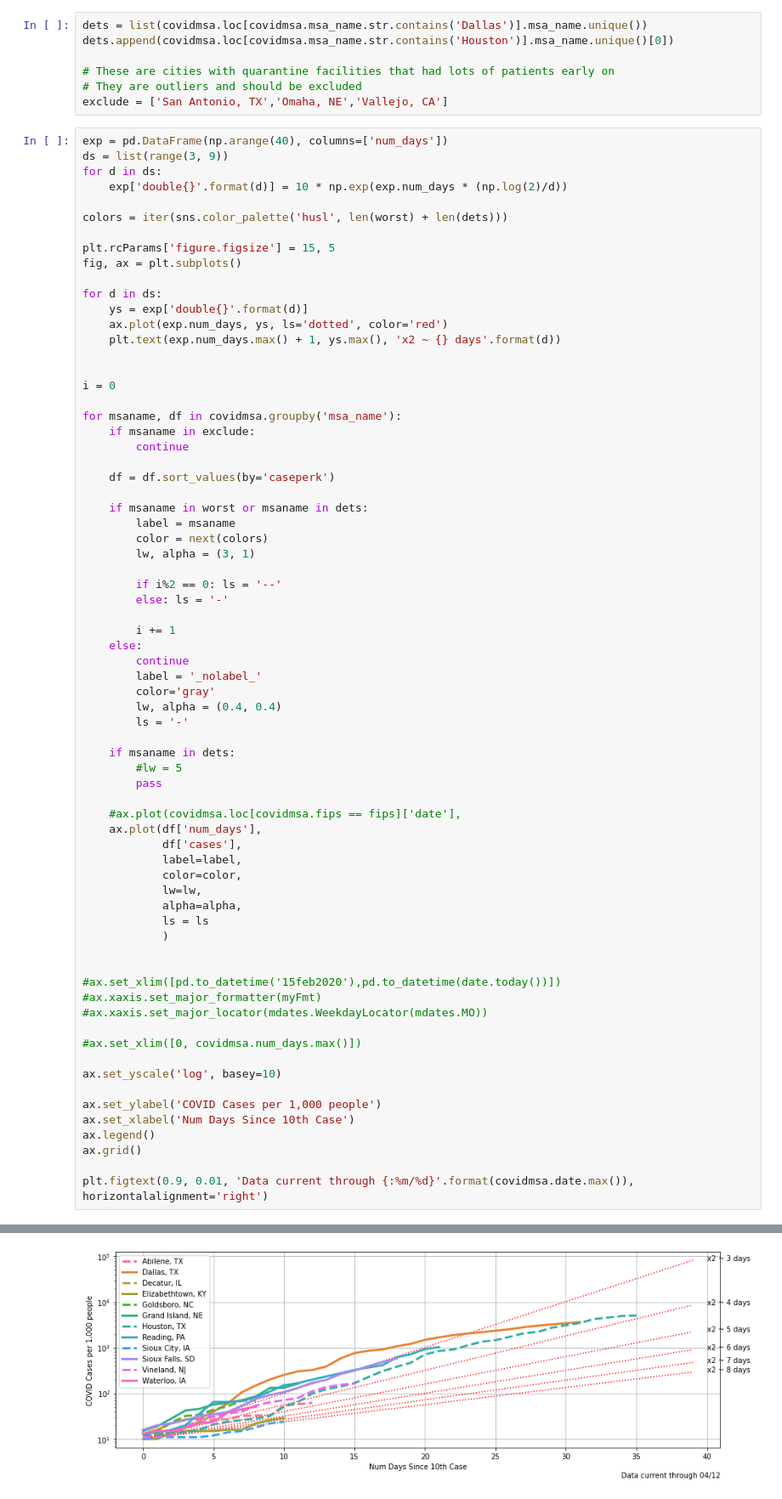
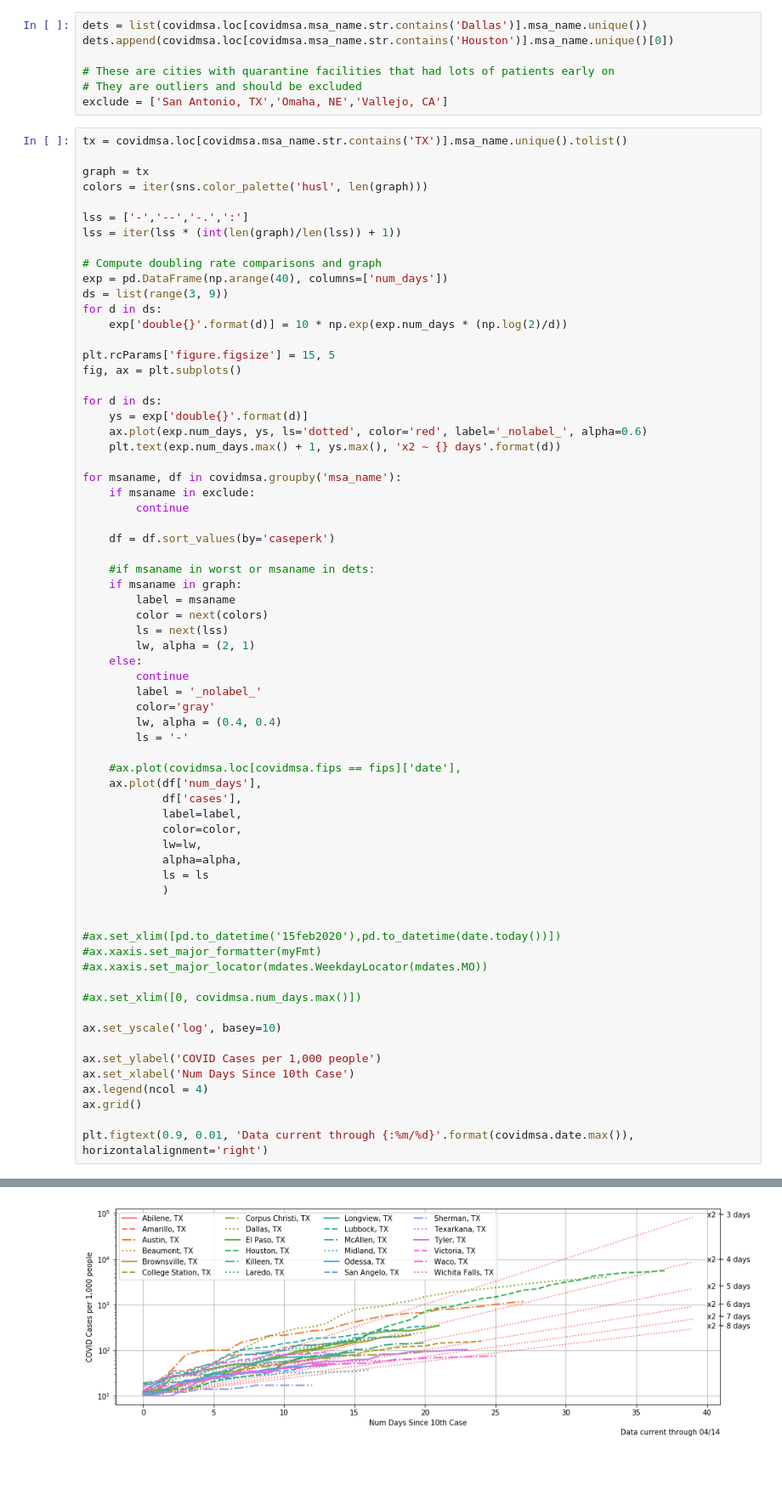
Before and after one commit to dri3s/covidviz, a Jupyter notebook: percap_grah.ipynb, the cells around one changed output, grey strips where cells are left out. Shown at 85% size. Cells and saved outputs as stored; diff of their text form; blank space fills up the shorter version.

```diff
--- a/percap_grah.ipynb
+++ b/percap_grah.ipynb
@@ -114,23 +138,27 @@ dets.append(covidmsa.loc[covidmsa.msa_name.str.contains('Houston')].msa_name.uni
 # They are outliers and should be excluded
 exclude = ['San Antonio, TX','Omaha, NE','Vallejo, CA']
 # %%
+tx = covidmsa.loc[covidmsa.msa_name.str.contains('TX')].msa_name.unique().tolist()
+
+graph = tx
+colors = iter(sns.color_palette('husl', len(graph)))
+
+lss = ['-','--','-.',':']
+lss = iter(lss * (int(len(graph)/len(lss)) + 1))
+
+# Compute doubling rate comparisons and graph
 exp = pd.DataFrame(np.arange(40), columns=['num_days'])
 ds = list(range(3, 9))
 for d in ds:
     exp['double{}'.format(d)] = 10 * np.exp(exp.num_days * (np.log(2)/d))
-
-colors = iter(sns.color_palette('husl', len(worst) + len(dets)))
 
 plt.rcParams['figure.figsize'] = 15, 5
 fig, ax = plt.subplots()
 
 for d in ds:
     ys = exp['double{}'.format(d)]
-    ax.plot(exp.num_days, ys, ls='dotted', color='red')
+    ax.plot(exp.num_days, ys, ls='dotted', color='red', label='_nolabel_', alpha=0.6)
     plt.text(exp.num_days.max() + 1, ys.max(), 'x2 ~ {} days'.format(d))
-
-
-i = 0
 
 for msaname, df in covidmsa.groupby('msa_name'):
     if msaname in exclude:
@@ -138,25 +166,18 @@ for msaname, df in covidmsa.groupby('msa_name'):
 
     df = df.sort_values(by='caseperk')
 
-    if msaname in worst or msaname in dets:
+    #if msaname in worst or msaname in dets:
+    if msaname in graph:
         label = msaname
         color = next(colors)
-        lw, alpha = (3, 1)
-
-        if i%2 == 0: ls = '--'
-        else: ls = '-'
-
-        i += 1
+        ls = next(lss)
+        lw, alpha = (2, 1)
     else:
         continue
         label = '_nolabel_'
         color='gray'
         lw, alpha = (0.4, 0.4)
         ls = '-'
-
-    if msaname in dets:
-        #lw = 5
-        pass
 
     #ax.plot(covidmsa.loc[covidmsa.fips == fips]['date'],
     ax.plot(df['num_days'],
@@ -179,7 +200,7 @@ ax.set_yscale('log', basey=10)
 
 ax.set_ylabel('COVID Cases per 1,000 people')
 ax.set_xlabel('Num Days Since 10th Case')
-ax.legend()
+ax.legend(ncol = 4)
 ax.grid()
 
 plt.figtext(0.9, 0.01, 'Data current through {:%m/%d}'.format(covidmsa.date.max()), horizontalalignment='right')
@@ -188 +209 @@ Text(0.9, 0.01, 'Data current through 04/12')
-[figure, old version]
+[figure, new version]
```
Also changed, not shown: parts of 5 cells of this notebook.
